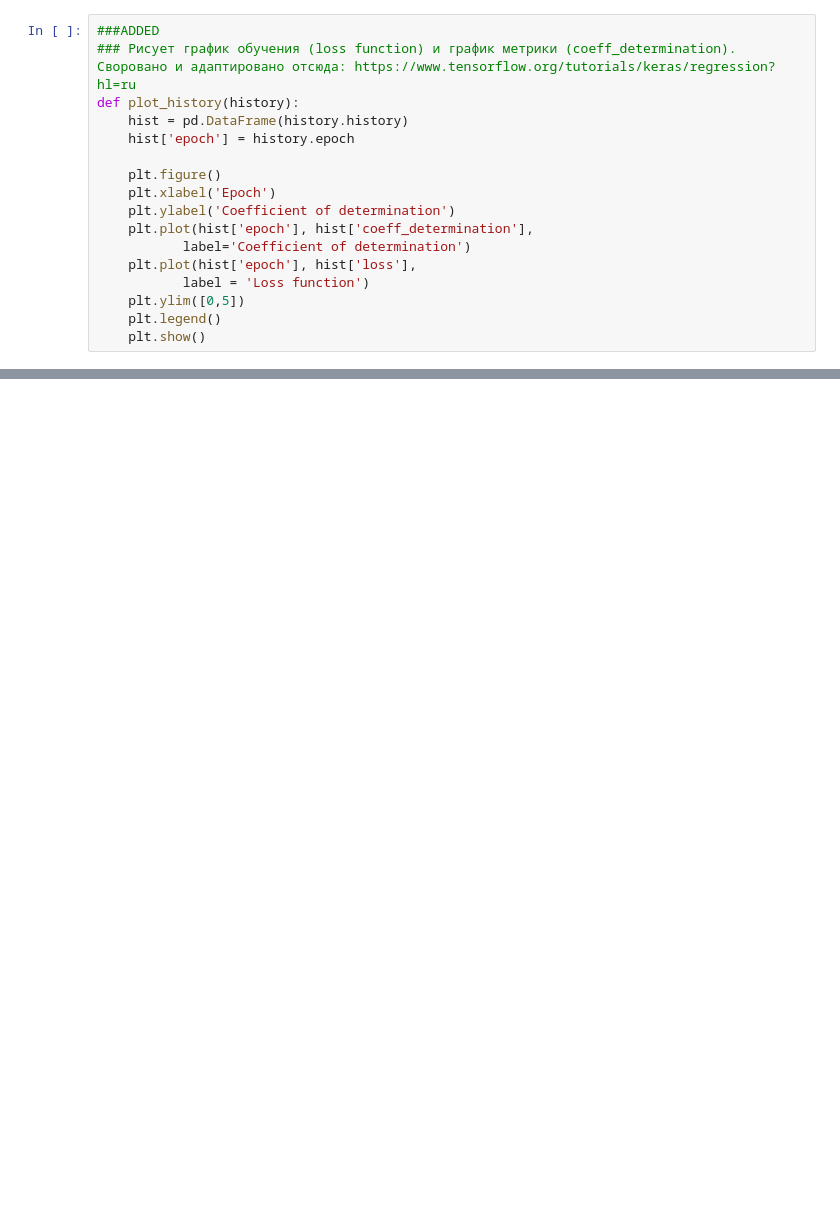
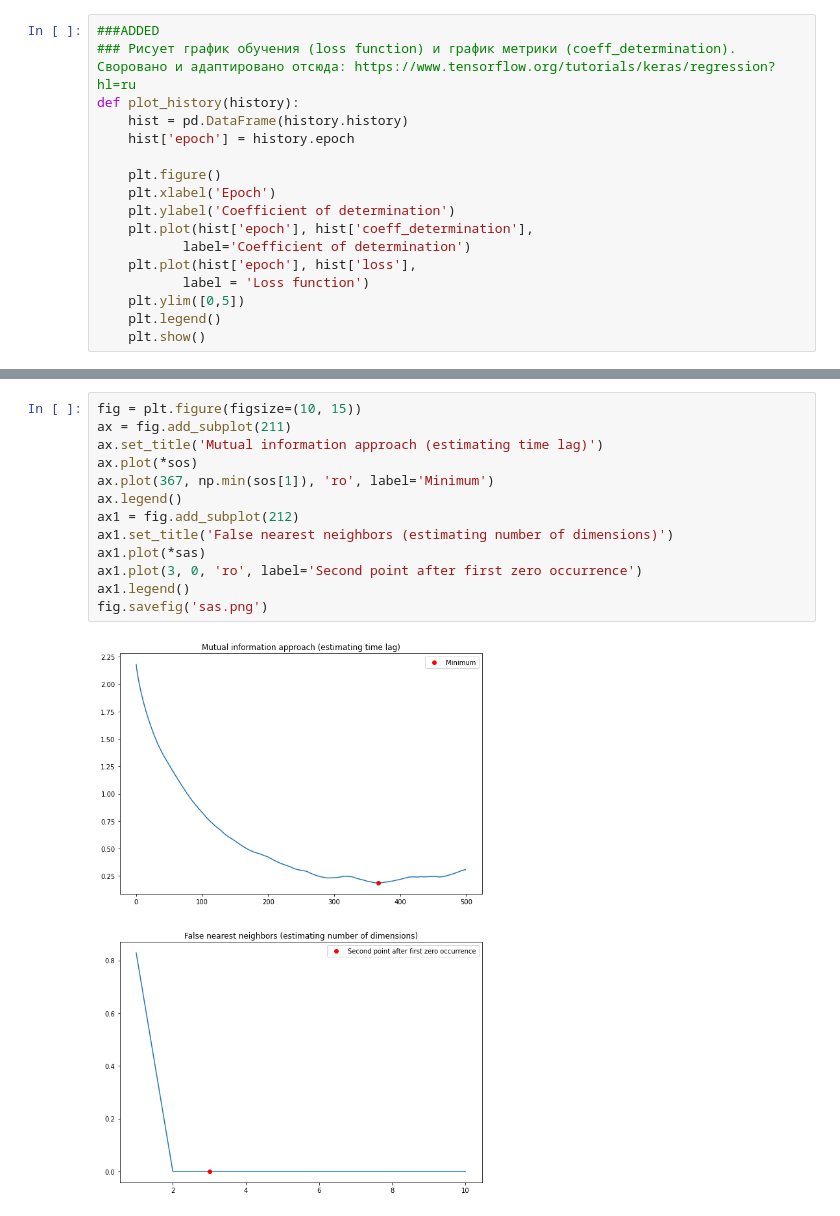
Before and after one commit to pakrentos/eeg_connectivity, a Jupyter notebook: mlp_eeg_nikita.ipynb, the cells around one changed output, grey strips where cells are left out. Saved outputs shown, nothing was run; the diff lists cells and outputs as text; blank space fills up the shorter version.

```diff
--- a/mlp_eeg_nikita.ipynb
+++ b/mlp_eeg_nikita.ipynb
@@ -360,0 +280,15 @@ def update_progress(progress):
+# %%
+fig = plt.figure(figsize=(10, 15))
+ax = fig.add_subplot(211)
+ax.set_title('Mutual information approach (estimating time lag)')
+ax.plot(*sos)
+ax.plot(367, np.min(sos[1]), 'ro', label='Minimum')
+ax.legend()
+ax1 = fig.add_subplot(212)
+ax1.set_title('False nearest neighbors (estimating number of dimensions)')
+ax1.plot(*sas)
+ax1.plot(3, 0, 'ro', label='Second point after first zero occurrence')
+ax1.legend()
+fig.savefig('sas.png')
+# %% [output]
+[figure, added]
```
Also changed, not shown: parts of 19 cells of this notebook.
